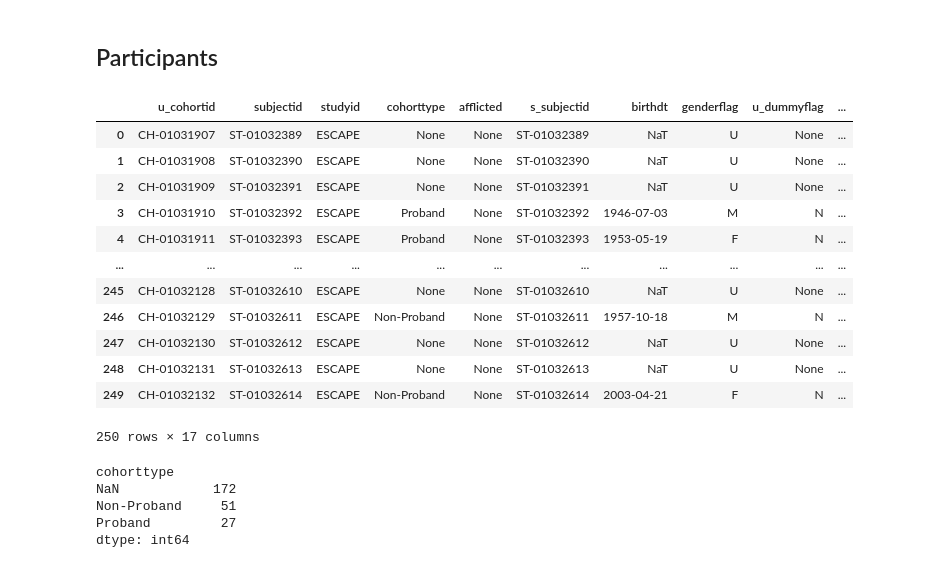
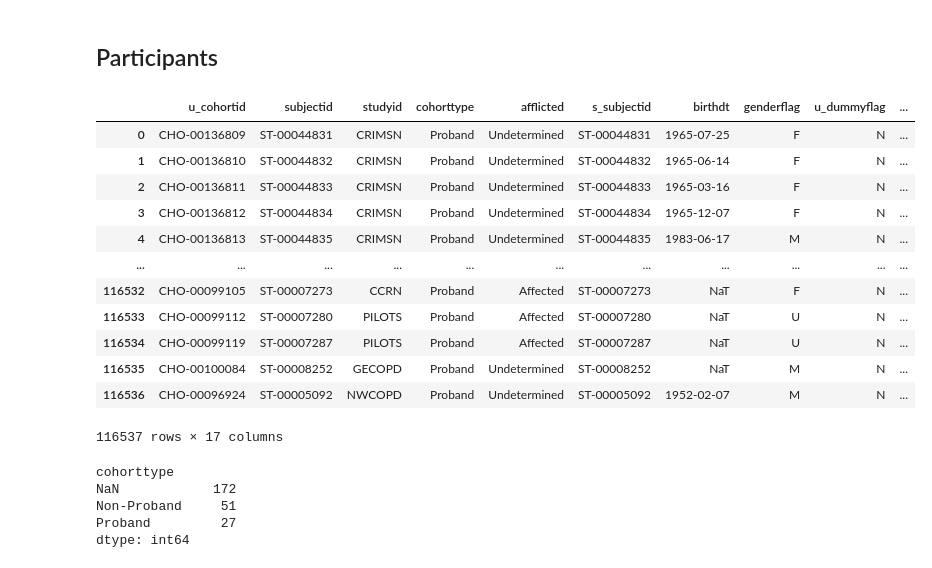
Before and after one commit to Jaclyn922/Data-Scientist-Co-op-in-Brigham-and-Women-s-Hospital, a Jupyter notebook: notebook/study-overview.ipynb, the cells around one changed output. Saved outputs shown, nothing was run; the diff lists cells and outputs as text; code cells hidden in the pictures.

```diff
--- a/notebook/study-overview.ipynb
+++ b/notebook/study-overview.ipynb
@@ -81,30 +81,30 @@ tissue
 # %% [markdown]
 ## Participants
 # %%
-q_cohort = session.query(Cohort, Subject).filter(Cohort.c.studyid==STUDY, Subject.c.s_subjectid==Cohort.c.subjectid)
+q_cohort = session.query(Cohort, Subject).filter(Subject.c.s_subjectid==Cohort.c.subjectid)
 cohort = pd.read_sql(q_cohort.statement, session.bind)
 cohort.drop(columns=['usersequence', 'auditsequence', 'tracelogid', 'templateflag', 'notes', 'createtool', 'modtool',
                     'moddt', 'cohortdesc', 'createdt', 'createby', 'modby', 'activeflag', 'subjecttype', 'subjectdesc',
                     'speciesid', 'strainid', 'securityuser', 'securitydepartment', 'activeflag_1', 'auditsequence_1',
                     'createby_1', 'createdt_1', 'createtool_1', 'modby_1', 'moddt_1', 'modtool_1', 'templateflag_1',
                      'tracelogid_1', 'usersequence_1', 'notes_1', 'u_cageid', 'u_country', 'affliction', 'severity',
                     ], inplace=True)
 
 cohort
 # %% [output]
 |  | u_cohortid | subjectid | studyid | cohorttype | afflicted | s_subjectid | birthdt | genderflag | u_dummyflag | ... |
-| 0 | CH-01031907 | ST-01032389 | ESCAPE | None | None | ST-01032389 | NaT | U | None | ... |
-| 1 | CH-01031908 | ST-01032390 | ESCAPE | None | None | ST-01032390 | NaT | U | None | ... |
-| 2 | CH-01031909 | ST-01032391 | ESCAPE | None | None | ST-01032391 | NaT | U | None | ... |
-| 3 | CH-01031910 | ST-01032392 | ESCAPE | Proband | None | ST-01032392 | 1946-07-03 | M | N | ... |
-| 4 | CH-01031911 | ST-01032393 | ESCAPE | Proband | None | ST-01032393 | 1953-05-19 | F | N | ... |
+| 0 | CHO-00136809 | ST-00044831 | CRIMSN | Proband | Undetermined | ST-00044831 | 1965-07-25 | F | N | ... |
+| 1 | CHO-00136810 | ST-00044832 | CRIMSN | Proband | Undetermined | ST-00044832 | 1965-06-14 | F | N | ... |
+| 2 | CHO-00136811 | ST-00044833 | CRIMSN | Proband | Undetermined | ST-00044833 | 1965-03-16 | F | N | ... |
+| 3 | CHO-00136812 | ST-00044834 | CRIMSN | Proband | Undetermined | ST-00044834 | 1965-12-07 | F | N | ... |
+| 4 | CHO-00136813 | ST-00044835 | CRIMSN | Proband | Undetermined | ST-00044835 | 1983-06-17 | M | N | ... |
 | ... | ... | ... | ... | ... | ... | ... | ... | ... | ... | ... |
-| 245 | CH-01032128 | ST-01032610 | ESCAPE | None | None | ST-01032610 | NaT | U | None | ... |
-| 246 | CH-01032129 | ST-01032611 | ESCAPE | Non-Proband | None | ST-01032611 | 1957-10-18 | M | N | ... |
-| 247 | CH-01032130 | ST-01032612 | ESCAPE | None | None | ST-01032612 | NaT | U | None | ... |
-| 248 | CH-01032131 | ST-01032613 | ESCAPE | None | None | ST-01032613 | NaT | U | None | ... |
-| 249 | CH-01032132 | ST-01032614 | ESCAPE | Non-Proband | None | ST-01032614 | 2003-04-21 | F | N | ... |
+| 116532 | CHO-00099105 | ST-00007273 | CCRN | Proband | Affected | ST-00007273 | NaT | F | N | ... |
+| 116533 | CHO-00099112 | ST-00007280 | PILOTS | Proband | Affected | ST-00007280 | NaT | U | N | ... |
+| 116534 | CHO-00099119 | ST-00007287 | PILOTS | Proband | Affected | ST-00007287 | NaT | U | N | ... |
+| 116535 | CHO-00100084 | ST-00008252 | GECOPD | Proband | Undetermined | ST-00008252 | NaT | M | N | ... |
+| 116536 | CHO-00096924 | ST-00005092 | NWCOPD | Proband | Undetermined | ST-00005092 | 1952-02-07 | M | N | ... |
-250 rows × 17 columns
+116537 rows × 17 columns
 # %%
 cohort.value_counts('cohorttype', dropna=False)
 # %% [output]
```
Also changed, not shown: parts of 9 cells of this notebook, 1 other file.
